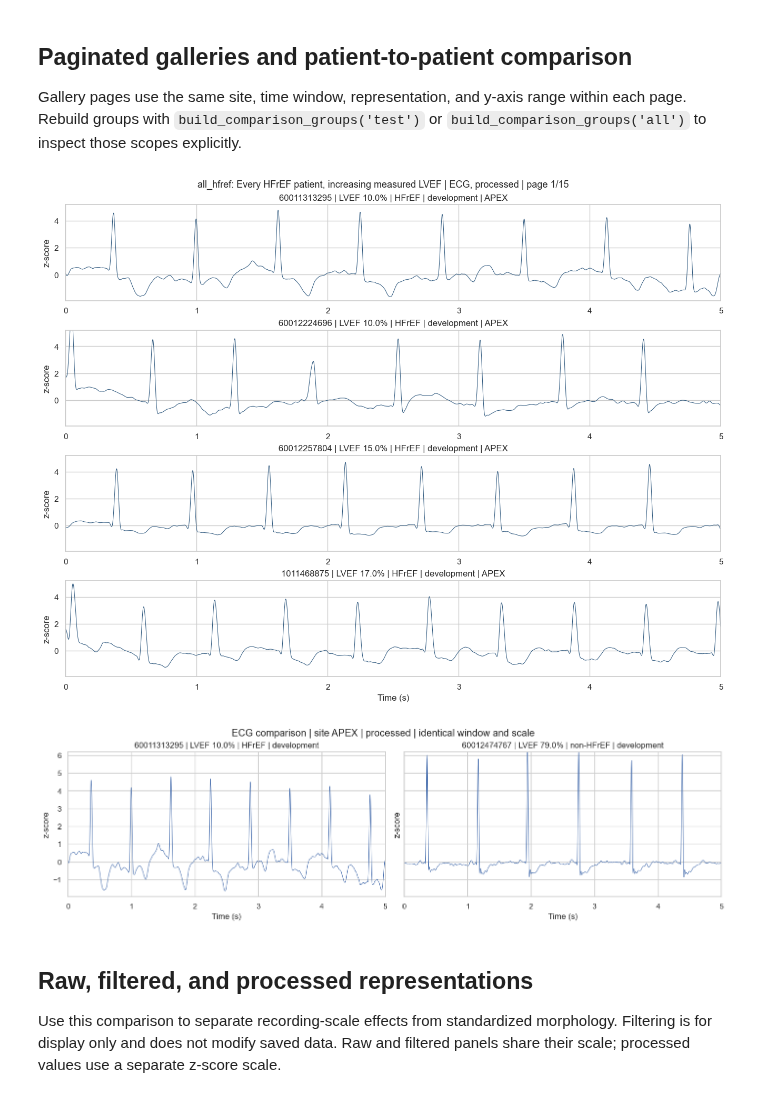
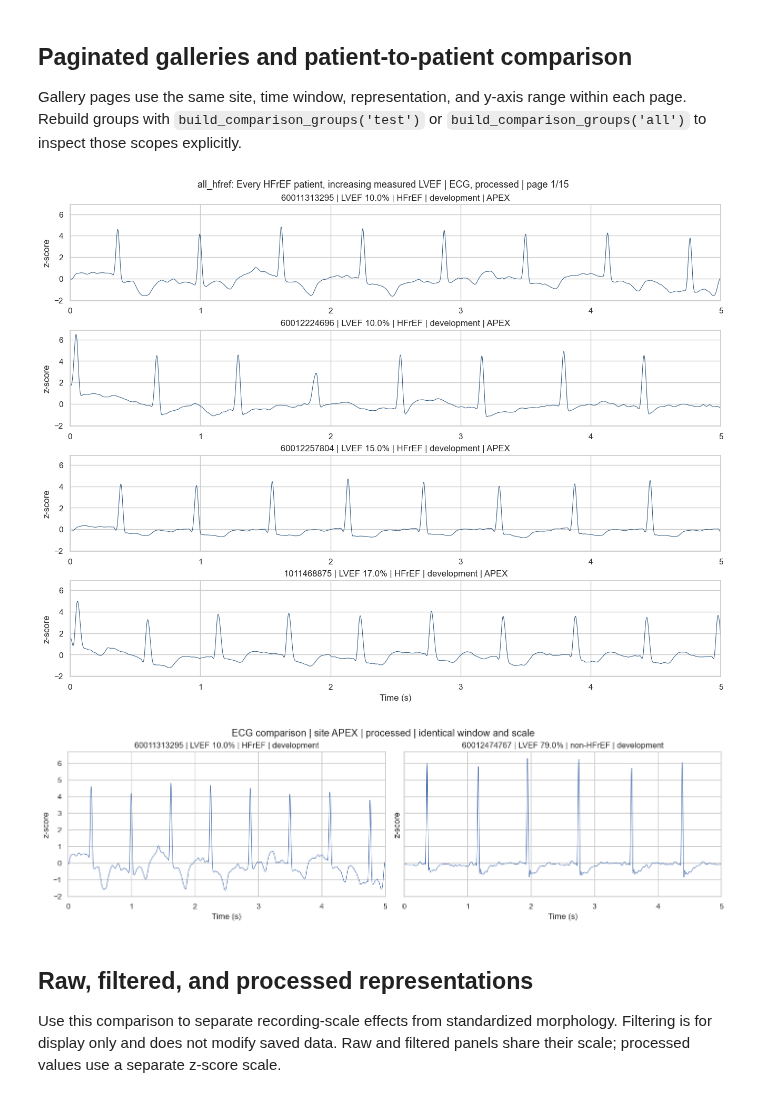
Before and after one commit to marwanelgharbawy/ecg-pcg-fusion-hfref, a Jupyter notebook: notebooks/4_signal_exploration.ipynb, the cells around one changed output. Saved outputs shown, nothing was run; the diff lists cells and outputs as text; code cells hidden in the pictures.

```diff
--- a/notebooks/4_signal_exploration.ipynb
+++ b/notebooks/4_signal_exploration.ipynb
@@ -501,45 +650,45 @@ def gallery(group_name='all_hfref', page=1, scope=DEFAULT_SCOPE, modality='ECG',
     if not traces:
         print(f'No patients in {group_name} for {scope}.')
         return None
-    y_min = min(np.nanpercentile(trace[2], 0.5) for trace in traces)
-    y_max = max(np.nanpercentile(trace[2], 99.5) for trace in traces)
+    y_min = min(np.min(trace[2]) for trace in traces)
+    y_max = max(np.max(trace[2]) for trace in traces)
     margin = max((y_max - y_min) * 0.05, 1e-6)
     fig, axes = plt.subplots(len(traces), 1, figsize=(13, 2.5 * len(traces)), squeeze=False, constrained_layout=True)
     for ax, (row, times, values, unit) in zip(axes[:, 0], traces):
         ax.plot(times, values, linewidth=0.75, color='#335c81')
         ax.set(xlim=(start_s, start_s + duration_s), ylim=(y_min - margin, y_max + margin),
                ylabel=unit, title=f'{row.Patient_ID} | LVEF {row.LVEF_percent:.1f}% | {row.Class} | {row.Split} | {site}')
     axes[-1, 0].set_xlabel('Time (s)')
     fig.suptitle(f'{group_name}: {GROUP_RULES[group_name]} | {modality}, {representation} | page {page}/{pages}', fontsize=13)
     plt.show()
     return fig
 
 def compare_patients(patient_a, patient_b, modality='ECG', site=DEFAULT_SITE,
                      start_s=DEFAULT_START_S, duration_s=DEFAULT_DURATION_S, representation='processed'):
     rows = [patient_row(patient_a), patient_row(patient_b)]
     loaded = []
     for row in rows:
         values, fs, unit = load_signal(row.Patient_ID, modality, site, representation, row.Split)
         left, right = int(start_s * fs), int((start_s + duration_s) * fs)
         loaded.append((row, np.arange(left, right) / fs, values[left:right], unit))
-    y_min = min(np.nanpercentile(item[2], 0.5) for item in loaded)
-    y_max = max(np.nanpercentile(item[2], 99.5) for item in loaded)
+    y_min = min(np.min(item[2]) for item in loaded)
+    y_max = max(np.max(item[2]) for item in loaded)
     margin = max((y_max - y_min) * 0.05, 1e-6)
     fig, axes = plt.subplots(1, 2, figsize=(14, 4), constrained_layout=True, sharey=True)
     for ax, (row, times, values, unit) in zip(axes, loaded):
         ax.plot(times, values, linewidth=0.8)
         ax.set(xlabel='Time (s)', ylabel=unit, xlim=(start_s, start_s + duration_s), ylim=(y_min-margin, y_max+margin),
                title=f'{row.Patient_ID} | LVEF {row.LVEF_percent:.1f}% | {row.Class} | {row.Split}')
     fig.suptitle(f'{modality} comparison | site {site} | {representation} | identical window and scale')
     plt.show()
     return fig
 
 _ = gallery('all_hfref', page=1, scope=DEFAULT_SCOPE)
 _ = compare_patients(comparison_groups['lowest_lvef'].iloc[0].Patient_ID,
                      comparison_groups['highest_lvef'].iloc[0].Patient_ID)
 # %% [output]
-[figure, old version]
+[figure, new version]
-[figure, old version]
+[figure, new version]
 # %% [markdown]
 ## Raw, filtered, and processed representations
 
```
Also changed, not shown: parts of 21 cells of this notebook, 3 other files.
